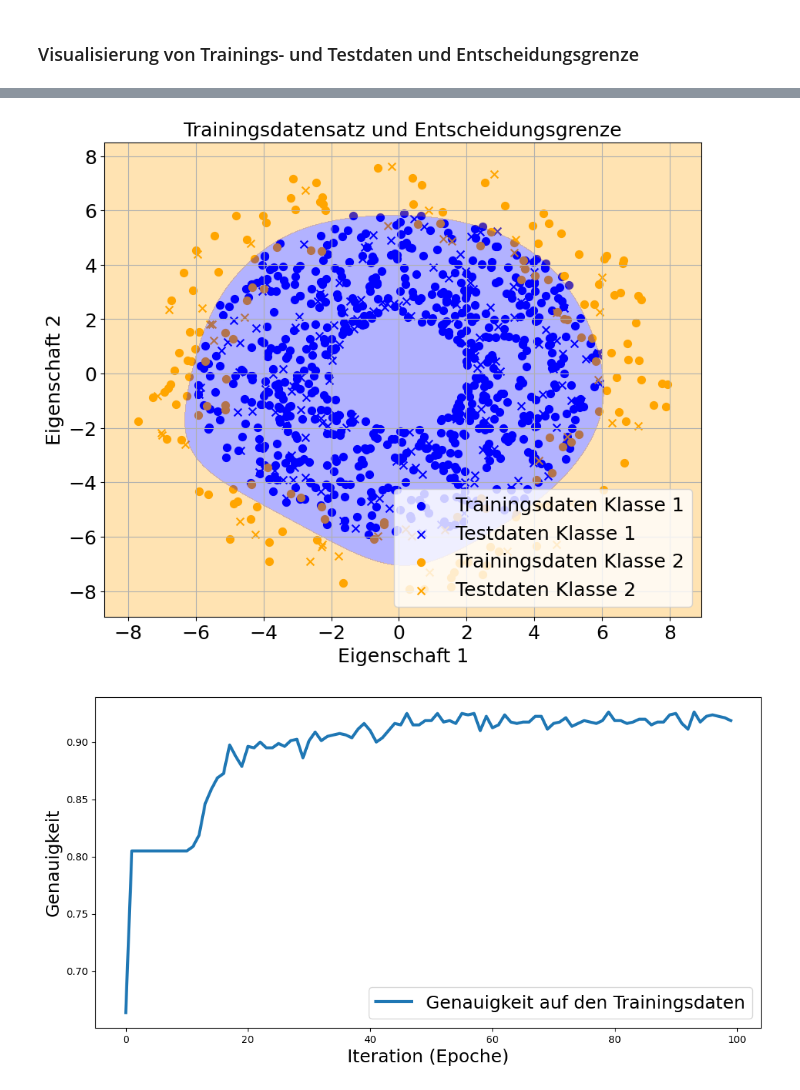
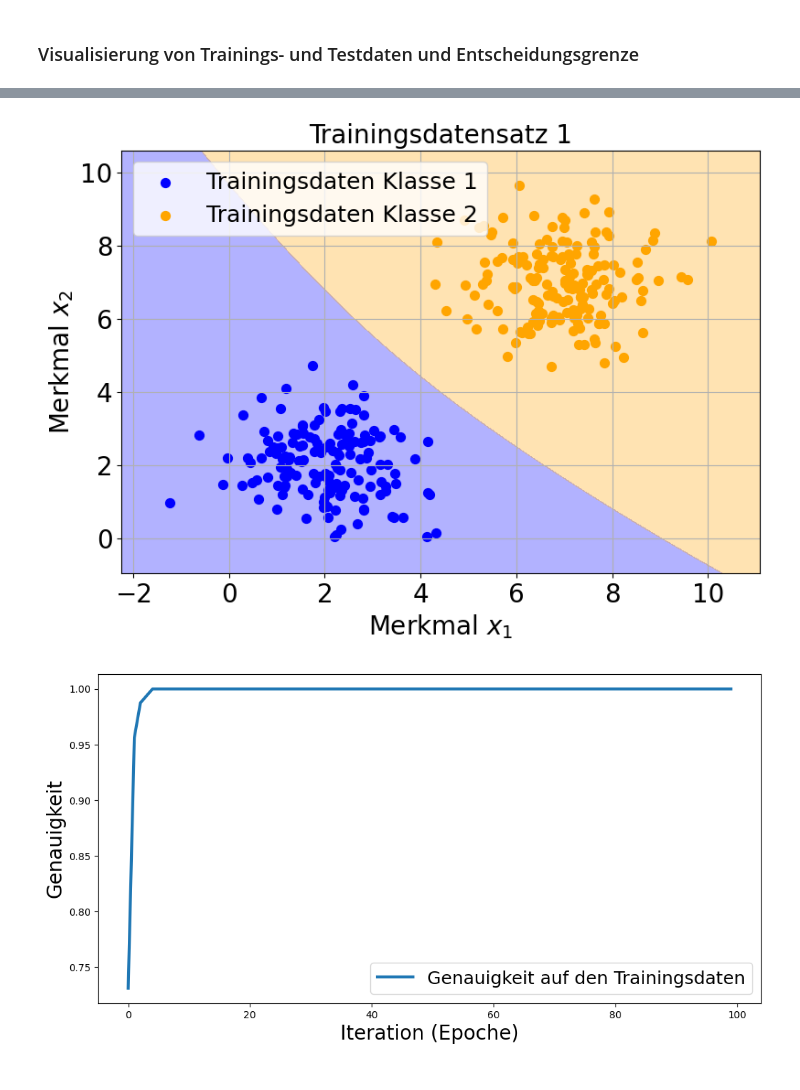
Before and after one commit to Schoenbrodt/KI-Bildung-im-MU, a Jupyter notebook: Klassifikation_KNN.ipynb, the cells around one changed output, grey strips where cells are left out. Drawn from its saved outputs; the diff is of its cells as text; code cells hidden in the pictures.

```diff
--- a/Klassifikation_KNN.ipynb
+++ b/Klassifikation_KNN.ipynb
@@ -19,10 +19,10 @@ Es stehen zwei Datensätze zur Verfügung.
 * Wähle `dataset = 3` für einen nicht linear separierbaren Datensatz mit unbalancierter Anzahl Daten pro Klasse.
 # %%
 # Auswählen des Datensatzes
-dataset = 3
+dataset = 1
 
 # Anzahl Datenpunkte pro Klasse
-num_samples_per_class = 400
+num_samples_per_class = 200
 
 # Für Reproduzierbarkeit
 np.random.seed(42)
@@ -146,8 +146,8 @@ Im Folgenden wird die Struktur des neuronalen Netzes festgelegt.
 # %%
 # Festlegung der Struktur des neuronalen Netzes
 model = Sequential([
-    Dense(5, input_dim=2, activation='sigmoid'), # 1. versteckte Schicht mit 10 Neuronen und Sigmoid-Aktivierungsfunktion. Die Dimension der Eingangsdaten ist 2
-    Dense(5, activation='sigmoid'), # 2. versteckte Schicht mit 10 Neuronen und Sigmoid-Aktivierungsfunktion
+    Dense(10, input_dim=2, activation='sigmoid'), # 1. versteckte Schicht mit 10 Neuronen und Sigmoid-Aktivierungsfunktion. Die Dimension der Eingangsdaten ist 2
+    Dense(10, activation='sigmoid'), # 2. versteckte Schicht mit 10 Neuronen und Sigmoid-Aktivierungsfunktion
     Dense(1, activation='sigmoid') # Ausgabeschicht mit 1 Neuronen und Sigmoid-Aktivierungsfunktion
 ])
 
@@ -207,12 +209,12 @@ Recall: 0.6136
 ### Visualisierung von Trainings- und Testdaten und  Entscheidungsgrenze
 # %%
 # Plotten der Daten
-plt.figure(figsize=(10, 8))
+plt.figure(figsize=(9, 6))
 
 plt.scatter(X_train[y_train.flatten() == 0][:, 0], X_train[y_train.flatten() == 0][:, 1], s= 50, label='Trainingsdaten Klasse 1', color=color_class_1)
-plt.scatter(X_test[y_test.flatten() == 0][:, 0], X_test[y_test.flatten() == 0][:, 1], color=color_class_1, marker='x', s= 50, label='Testdaten Klasse 1')
+#plt.scatter(X_test[y_test.flatten() == 0][:, 0], X_test[y_test.flatten() == 0][:, 1], color=color_class_1, marker='x', s= 50, label='Testdaten Klasse 1')
 plt.scatter(X_train[y_train.flatten() == 1][:, 0], X_train[y_train.flatten() == 1][:, 1], s= 50, label='Trainingsdaten Klasse 2', color=color_class_2)
-plt.scatter(X_test[y_test.flatten() == 1][:, 0], X_test[y_test.flatten() == 1][:, 1], s= 50, color=color_class_2, marker='x', label='Testdaten Klasse 2')
+#plt.scatter(X_test[y_test.flatten() == 1][:, 0], X_test[y_test.flatten() == 1][:, 1], s= 50, color=color_class_2, marker='x', label='Testdaten Klasse 2')
 
 # Plotten der Entscheidungsgrenze
 x_min, x_max = X_train[:, 0].min() - 1, X_train[:, 0].max() + 1
@@ -222,14 +224,14 @@ grid = np.c_[xx.ravel(), yy.ravel()]
 grid_predictions = model.predict(grid).reshape(xx.shape)
 plt.contourf(xx, yy, grid_predictions, alpha=0.3, levels=[0, 0.5, 1], colors=['blue', 'orange'])
 
-plt.title('Trainingsdatensatz und Entscheidungsgrenze', fontsize = 18)
-plt.xlabel('Eigenschaft 1', fontsize = 18)
-plt.ylabel('Eigenschaft 2', fontsize = 18)
-plt.xticks(fontsize=18)
-plt.yticks(fontsize=18)
-plt.legend(fontsize=18)
+plt.title('Trainingsdatensatz', fontsize = 20)
+plt.xlabel(r'Merkmal $x_1$', fontsize=20)
+plt.ylabel(r'Merkmal $x_2$', fontsize =20)
+plt.xticks(fontsize=20)
+plt.yticks(fontsize=20)
+plt.legend(fontsize=18,  loc='upper left')
 plt.grid(True)
 
-plt.savefig('nonlinsepdata.png', dpi=300, bbox_inches='tight')
+plt.savefig('nonlinsepdata_dataset.png', dpi=300, bbox_inches='tight')
 plt.show()
 # %% [output]
@@ -237,11 +239,11 @@ plt.show()
-[figure, old version]
+[figure, new version]
 # %%
 # Plotten der prozentualen Genauigkeit (engl. accuracy) auf den Trainingsdaten
 plt.figure(figsize=(12, 6))
 plt.plot(history.history['accuracy'], linewidth= 3, label='Genauigkeit auf den Trainingsdaten')
-plt.xlabel('Iteration (Epoche)', fontsize = 18)
-plt.ylabel('Genauigkeit', fontsize = 18)
+plt.xlabel('Iteration (Epoche)', fontsize = 20)
+plt.ylabel('Genauigkeit', fontsize = 20)
 plt.legend(fontsize=18)
 plt.show()
 # %% [output]
-[figure, old version]
+[figure, new version]
```
Also changed, not shown: parts of 5 cells of this notebook.
